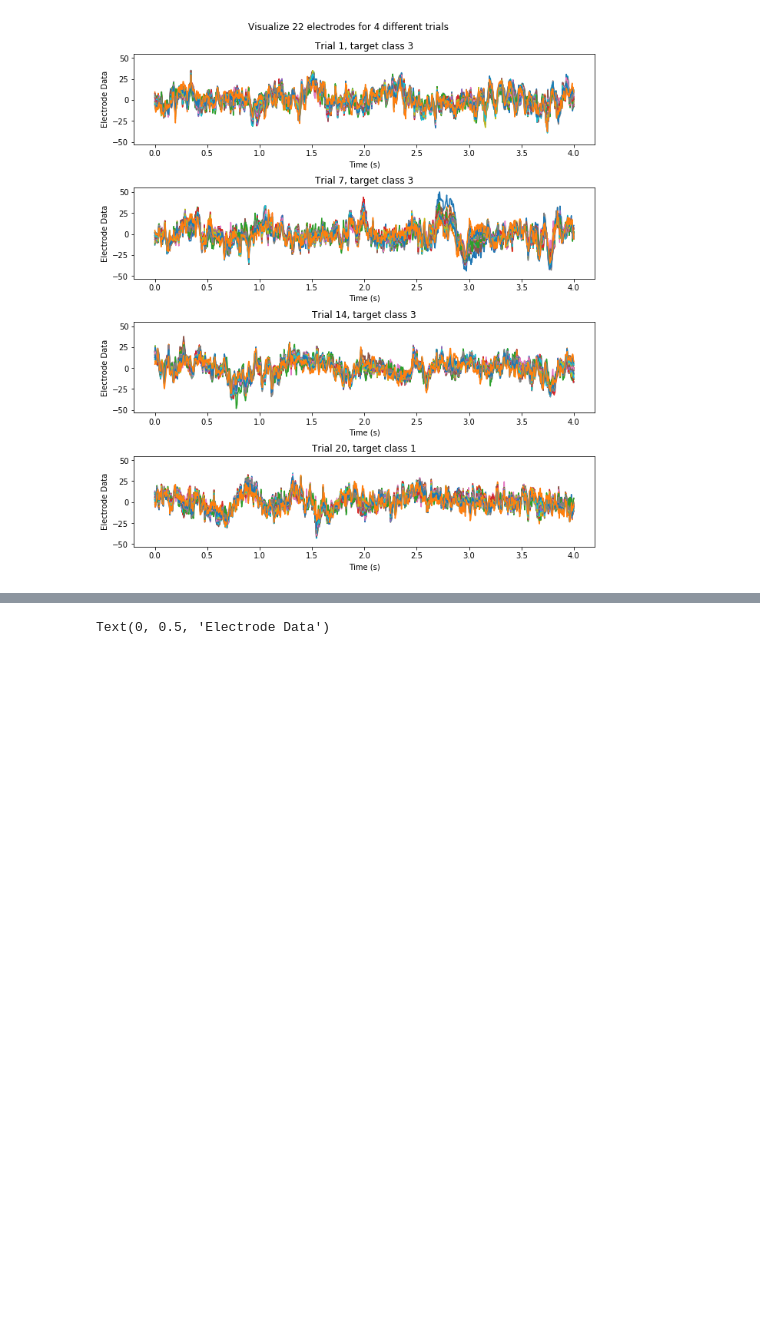
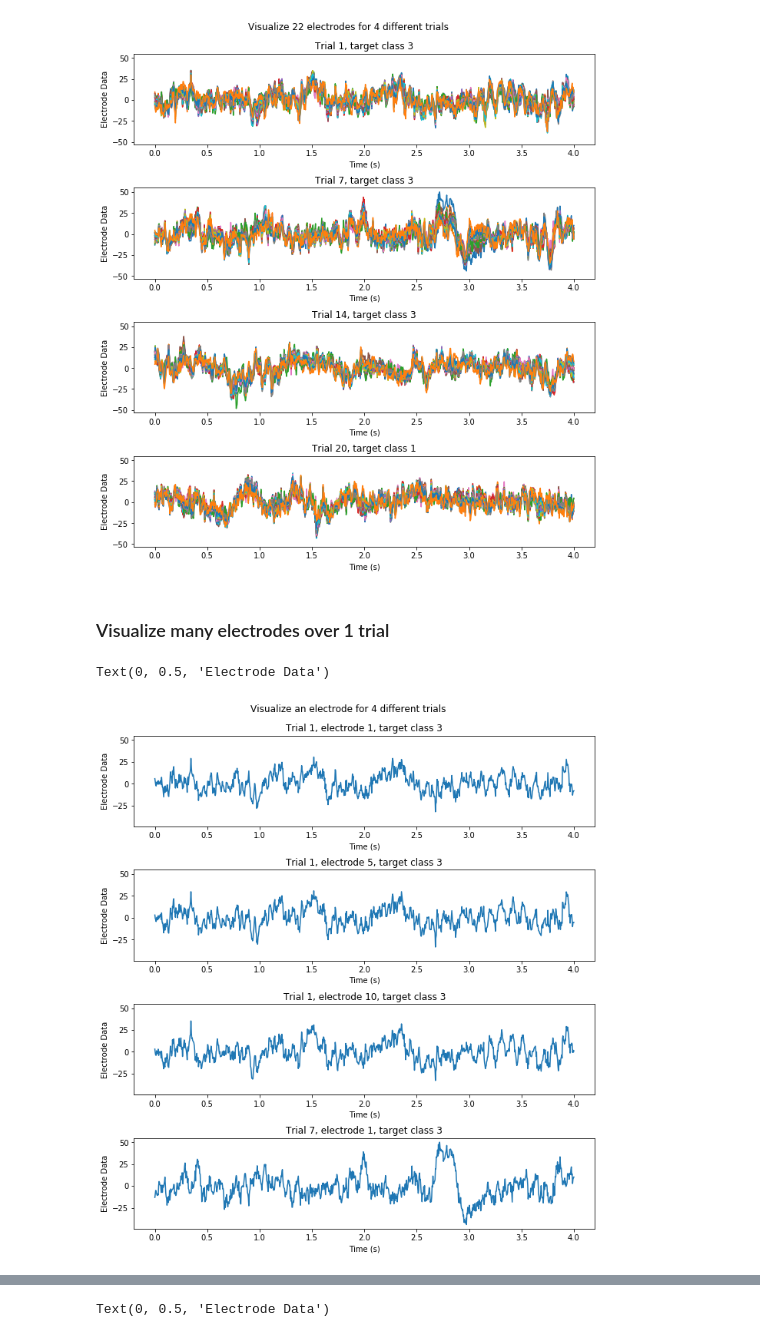
Before and after one commit to joshuaghannan/ECEC247DeepLearning, a Jupyter notebook: Dataset_Visualization.ipynb, the cells around one changed output, grey strips where cells are left out. Saved outputs shown, nothing was run; the diff lists cells and outputs as text; code cells hidden in the pictures; blank space fills up the shorter version.

```diff
--- a/Dataset_Visualization.ipynb
+++ b/Dataset_Visualization.ipynb
@@ -106,3 +106,32 @@ axs[3].set_ylabel('Electrode Data')
 # %% [output]
 Text(0, 0.5, 'Electrode Data')
 [figure]
+# %% [markdown]
+### Visualize many electrodes over 1 trial
+# %%
+X_train_valid[0,:,:].shape
+time = np.linspace(0, 4, num=1000)
+
+fig, axs = plt.subplots(4,1, figsize=(9,10), sharey=True, constrained_layout=True)
+#for i in range(10):
+axs[0].plot(time,X_train_valid[0,0,:])
+axs[1].plot(time,X_train_valid[0,4,:])
+axs[2].plot(time,X_train_valid[0,9,:])
+axs[3].plot(time,X_train_valid[6,0,:])
+
+fig.suptitle("Visualize an electrode for 4 different trials")
+axs[0].set_title("Trial 1, electrode 1, target class {}".format(classes[y_train_valid[0]]))
+axs[0].set_xlabel('Time (s)')
+axs[0].set_ylabel('Electrode Data')
+axs[1].set_title("Trial 1, electrode 5, target class {}".format(classes[y_train_valid[0]]))
+axs[1].set_xlabel('Time (s)')
+axs[1].set_ylabel('Electrode Data')
+axs[2].set_title("Trial 1, electrode 10, target class {}".format(classes[y_train_valid[0]]))
+axs[2].set_xlabel('Time (s)')
+axs[2].set_ylabel('Electrode Data')
+axs[3].set_title("Trial 7, electrode 1, target class {}".format(classes[y_train_valid[6]]))
+axs[3].set_xlabel('Time (s)')
+axs[3].set_ylabel('Electrode Data')
+# %% [output]
+Text(0, 0.5, 'Electrode Data')
+[figure, added]
```
Also changed, not shown: parts of 30 cells of this notebook.
